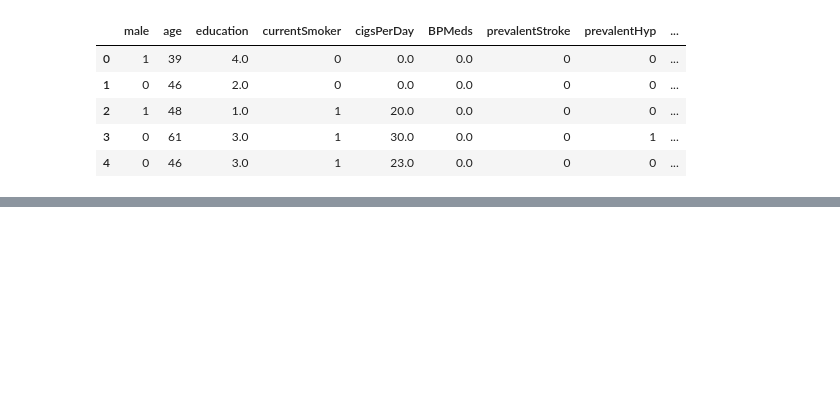
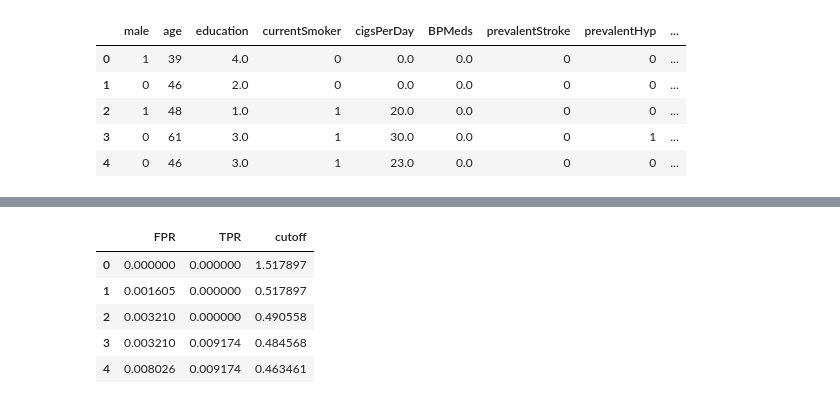
Before and after one commit to oscarm524/data_445_dummy, a Jupyter notebook: Classification/test.ipynb, the cells around one changed output, grey strips where cells are left out. Saved outputs shown, nothing was run; the diff lists cells and outputs as text; code cells hidden in the pictures; blank space fills up the shorter version.

```diff
--- a/Classification/test.ipynb
+++ b/Classification/test.ipynb
@@ -63,0 +66,10 @@ array([0.07856579, 0.07629017, 0.06285889, 0.09288359, 0.13989003,
+# %%
+a = pd.DataFrame({'FPR': False_Positive_Rate, 'TPR': True_Positive_Rate, 'cutoff': cutoffs})
+a.head()
+# %% [output]
+|  | FPR | TPR | cutoff |
+| 0 | 0.000000 | 0.000000 | 1.517897 |
+| 1 | 0.001605 | 0.000000 | 0.517897 |
+| 2 | 0.003210 | 0.000000 | 0.490558 |
+| 3 | 0.003210 | 0.009174 | 0.484568 |
+| 4 | 0.008026 | 0.009174 | 0.463461 |
```
Also changed, not shown: parts of 11 cells of this notebook.
